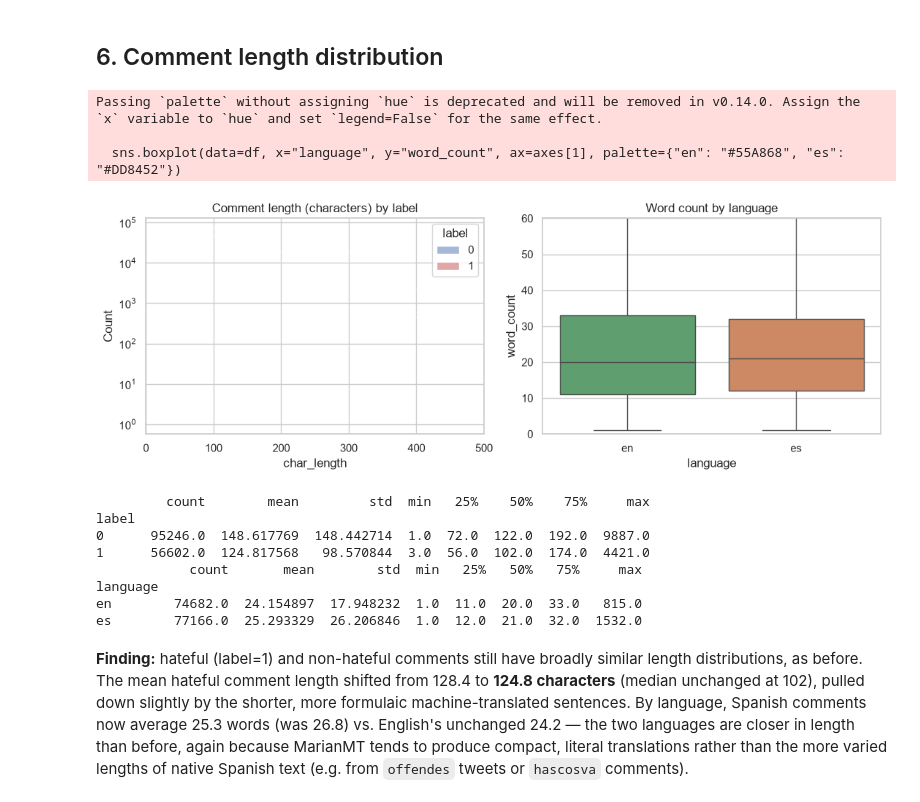
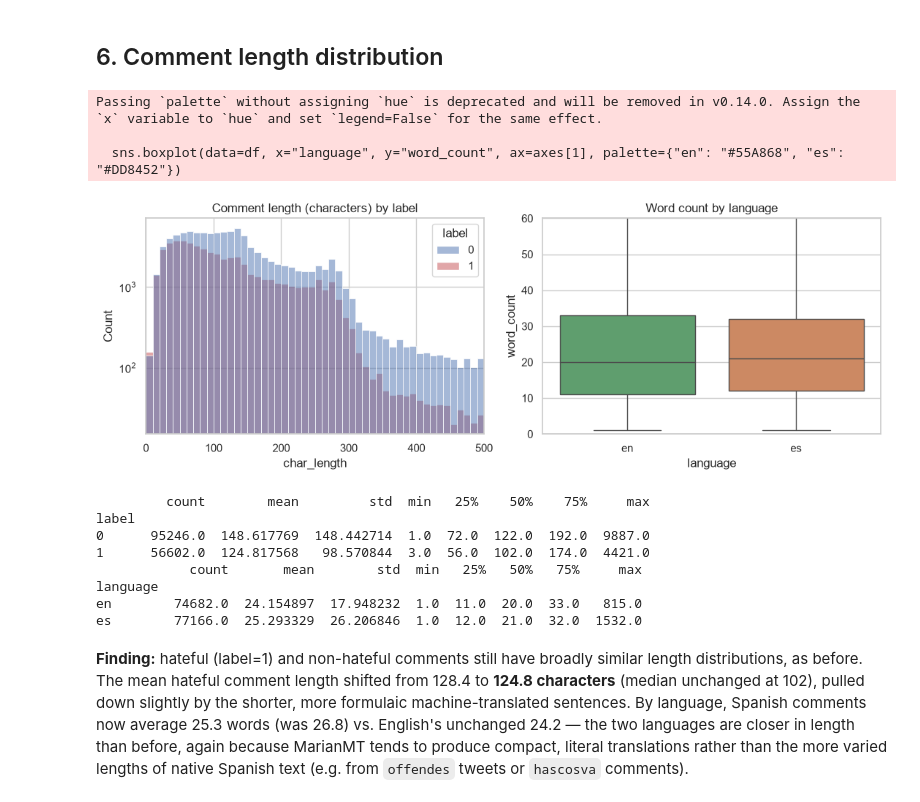
Before and after one commit to Bootcamp-IA-MAD-P7/proyecto9-js, a Jupyter notebook: notebooks/eda_enriched_dataset_es_augmented.ipynb, the cells around one changed output. Cells and saved outputs as stored; diff of their text form; code cells hidden in the pictures.

```diff
--- a/notebooks/eda_enriched_dataset_es_augmented.ipynb
+++ b/notebooks/eda_enriched_dataset_es_augmented.ipynb
@@ -224,26 +224,27 @@ Name: count, dtype: int64
 # %%
 df["char_length"] = df["comment"].str.len()
 df["word_count"] = df["comment"].str.split().str.len()
 
 fig, axes = plt.subplots(1, 2, figsize=(11, 4))
-sns.histplot(data=df, x="char_length", hue="label", bins=50, log_scale=(False, True), ax=axes[0],
+sns.histplot(data=df, x="char_length", hue="label", bins=50, binrange=(0, 500), ax=axes[0],
              palette={0: "#4C72B0", 1: "#C44E52"})
+axes[0].set_yscale("log")
 axes[0].set_xlim(0, 500)
 axes[0].set_title("Comment length (characters) by label")
 
 sns.boxplot(data=df, x="language", y="word_count", ax=axes[1], palette={"en": "#55A868", "es": "#DD8452"})
 axes[1].set_ylim(0, 60)
 axes[1].set_title("Word count by language")
 plt.tight_layout()
 plt.show()
 
 print(df.groupby("label")["char_length"].describe())
 print(df.groupby("language")["word_count"].describe())
 # %% [output]
 Passing `palette` without assigning `hue` is deprecated and will be removed in v0.14.0. Assign the `x` variable to `hue` and set `legend=False` for the same effect.
 
   sns.boxplot(data=df, x="language", y="word_count", ax=axes[1], palette={"en": "#55A868", "es": "#DD8452"})
-[figure, old version]
+[figure, new version]
          count        mean         std  min   25%    50%    75%     max
 label
 0      95246.0  148.617769  148.442714  1.0  72.0  122.0  192.0  9887.0
```
Also changed, not shown: parts of 1 cell of this notebook, 1 other file.
